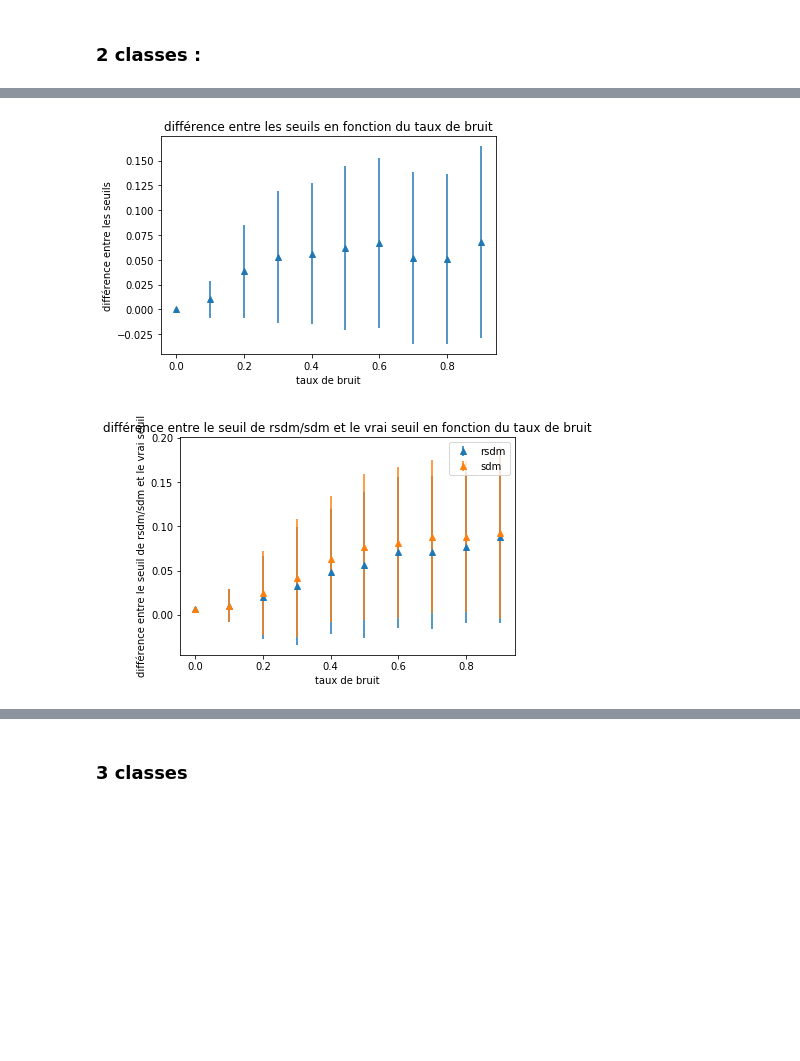
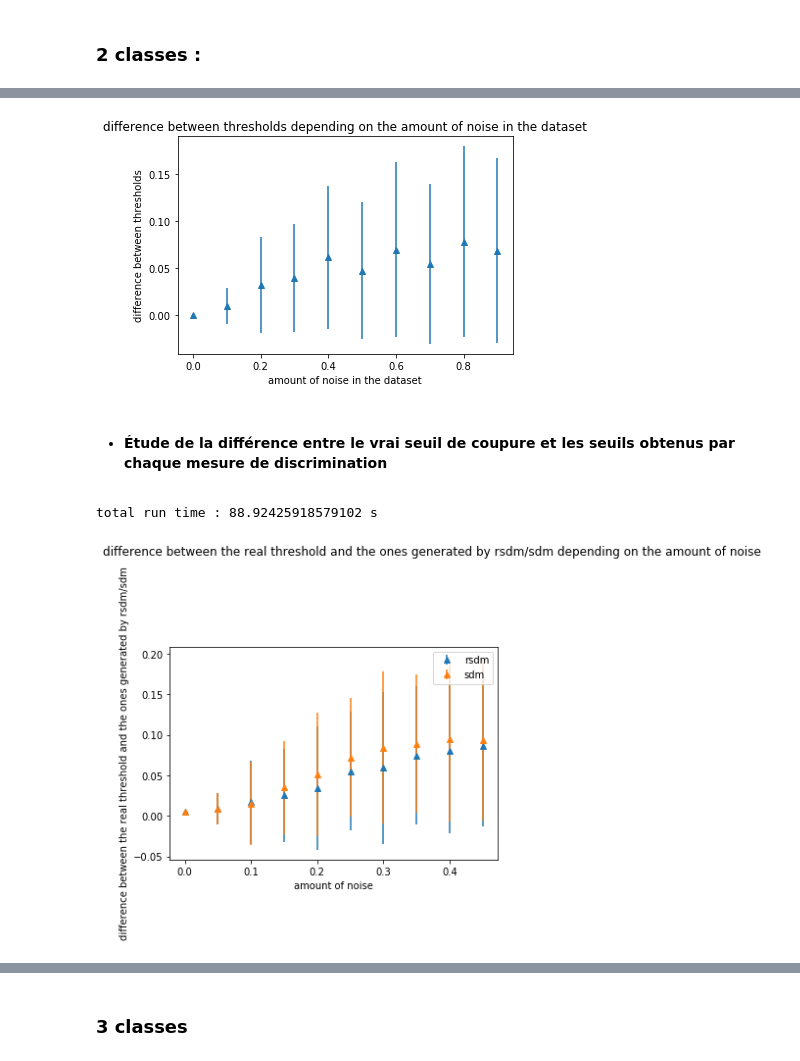
Before and after one commit to laudao/stage2018, a Jupyter notebook: monotone_trees.ipynb, the cells around one changed output, grey strips where cells are left out. Cells and saved outputs as stored; diff of their text form; code cells hidden in the pictures; blank space fills up the shorter version.

```diff
--- a/monotone_trees.ipynb
+++ b/monotone_trees.ipynb
@@ -880,6 +950,8 @@ std_diff = []
 noises = np.arange(0., 1., 0.1)
 
 threshold = 0
+
+start = time.time()
 
 for i in noises:
     thresholds_diff = []
@@ -890,6 +962,7 @@ for i in noises:
     for j in range(50):
         data_set, t = generate_2Ddataset(0, 2, 100, i, 0.1, [[-10, 10], [-10, 10]])
         datasets.append(data_set)
+
         threshold_r, entropy_r = discretize(rsdm, data_set, 0)
         thresholds1.append(threshold_r)
 
@@ -898,13 +971,10 @@ for i in noises:
 
         thresholds_diff.append(fabs(threshold_nr - threshold_r))
 
-    r = random.choice(np.arange(0, 10))
+    r = random.choice(np.arange(0, 10)) # for displaying
     data_set = datasets[r]
     threshold_r = thresholds1[r]
     threshold_nr = thresholds2[r]
-
-    avg_threshold1 = np.average(thresholds1)
-    avg_threshold2 = np.average(thresholds2)
 
     print("splitting value generated by rsdm on axis 0 : ", threshold_r)
     print("splitting value generated by sdm on axis 0 : ", threshold_nr)
@@ -912,5 +982,8 @@ for i in noises:
     avg_diff.append(np.average(thresholds_diff))
     std_diff.append(np.std(thresholds_diff))
 
-    display_discretizations_comparison(data_set, threshold_r, threshold_nr, threshold, 0, "splitting boundaries generated by rsdm and sdm with attribute 0, " + str(i*100) + " % of noise", "rsdm threshold", "sdm threshold", "real threshold")
+    display_discretizations_comparison(data_set, threshold_r, threshold_nr, [threshold], 0, "splitting boundaries generated by rsdm and sdm with attribute 0, " + str(i*100) + " % of noise", "rsdm threshold", "sdm threshold")
+
+stop = time.time()
+print("total run time : " + str(stop - start) + " s")
 # %% [output]
@@ -936,19 +1009,21 @@ splitting value generated by sdm on axis 0 :  0.9168693991466971
 # %%
 avg_diff_norm = np.array(avg_diff) / 20
 std_diff_norm = np.array(std_diff) / 20
 
 
 x = noises
 y = avg_diff_norm
 e = std_diff_norm
 
 plt.errorbar(x, y, e, linestyle='None', marker='^')
-plt.xlabel("taux de bruit")
-plt.ylabel("différence entre les seuils")
-plt.title("différence entre les seuils en fonction du taux de bruit")
+plt.xlabel("amount of noise in the dataset")
+plt.ylabel("difference between thresholds")
+plt.title("difference between thresholds depending on the amount of noise in the dataset")
 plt.show()
 # %% [output]
-[figure, old version]
+[figure, new version]
+# %% [markdown]
+- #### Étude de la différence entre le vrai seuil de coupure et les seuils obtenus par chaque mesure de discrimination
 # %%
 noises = np.arange(0., 0.5, 0.05)
 
@@ -959,6 +1034,8 @@ avg_diff_2 = []
 std_diff_1 = []
 std_diff_2 = []
 
+start = time.time()
+
 for i in noises:
     threshold_diff1 = []
     threshold_diff2 = []
@@ -968,22 +1045,23 @@ for i in noises:
     for j in range(50):
         data_set, t = generate_2Ddataset(0, 2, 100, i, 0.1, [[-10, 10], [-10, 10]])
         datasets.append(data_set)
+
         threshold_r, entropy_r = discretize(rsdm, data_set, 0)
         threshold_diff1.append(fabs(threshold_r - threshold))
 
         threshold_nr, entropy_nr = discretize(sdm, data_set, 0)
         threshold_diff2.append(fabs(threshold_nr - threshold))
 
-    r = random.choice(np.arange(0, 10))
-    data_set = datasets[r]
-    threshold_r = thresholds1[r]
-    threshold_nr = thresholds2[r]
-
     avg_diff_1.append(np.average(threshold_diff1))
     std_diff_1.append(np.std(threshold_diff1))
 
     avg_diff_2.append(np.average(threshold_diff2))
     std_diff_2.append(np.std(threshold_diff2))
+
+stop = time.time()
+print("total run time : " + str(stop - start) + " s")
+# %% [output]
+total run time : 88.92425918579102 s
 # %%
 avg_diff_1_norm = np.array(avg_diff_1) / 20
 std_diff_1_norm = np.array(std_diff_1) / 20
@@ -1001,10 +1079,10 @@ e2 = std_diff_2_norm
 
 plt.errorbar(x1, y1, e, linestyle='None', marker='^', label='rsdm')
 plt.errorbar(x2, y2, e, linestyle='None', marker='^', label='sdm')
-plt.xlabel("taux de bruit")
-plt.ylabel("différence entre le seuil de rsdm/sdm et le vrai seuil")
-plt.title("différence entre le seuil de rsdm/sdm et le vrai seuil en fonction du taux de bruit")
+plt.xlabel("amount of noise")
+plt.ylabel("difference between the real threshold and the ones generated by rsdm/sdm")
+plt.title("difference between the real threshold and the ones generated by rsdm/sdm depending on the amount of noise", x=0.8, y=1.4)
 plt.legend()
 plt.show()
 # %% [output]
-[figure, old version]
+[figure, new version]
```
Also changed, not shown: parts of 58 cells of this notebook.
